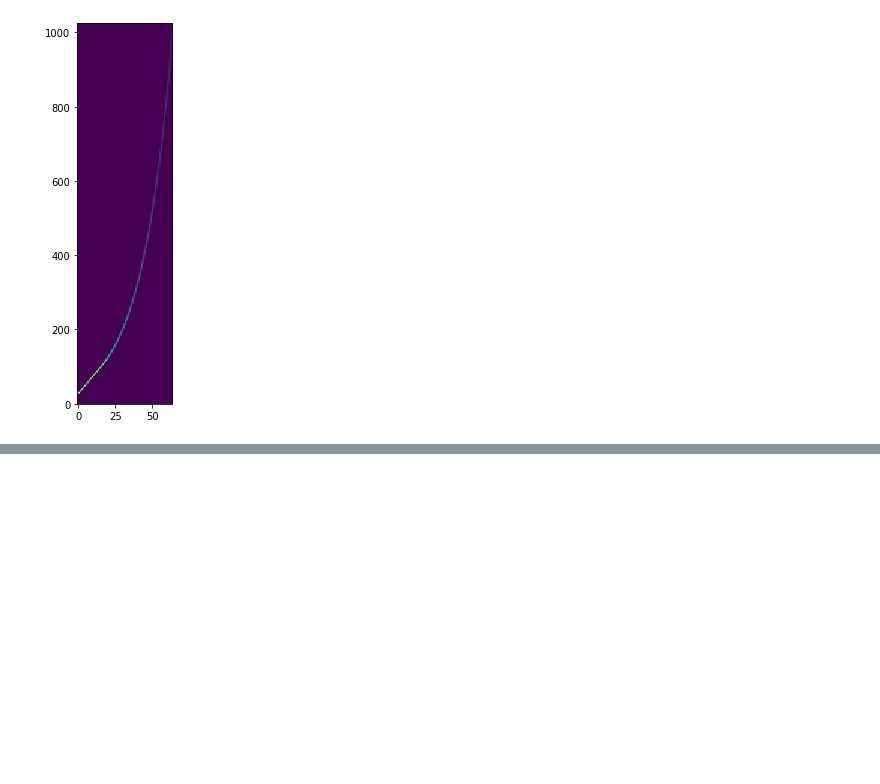
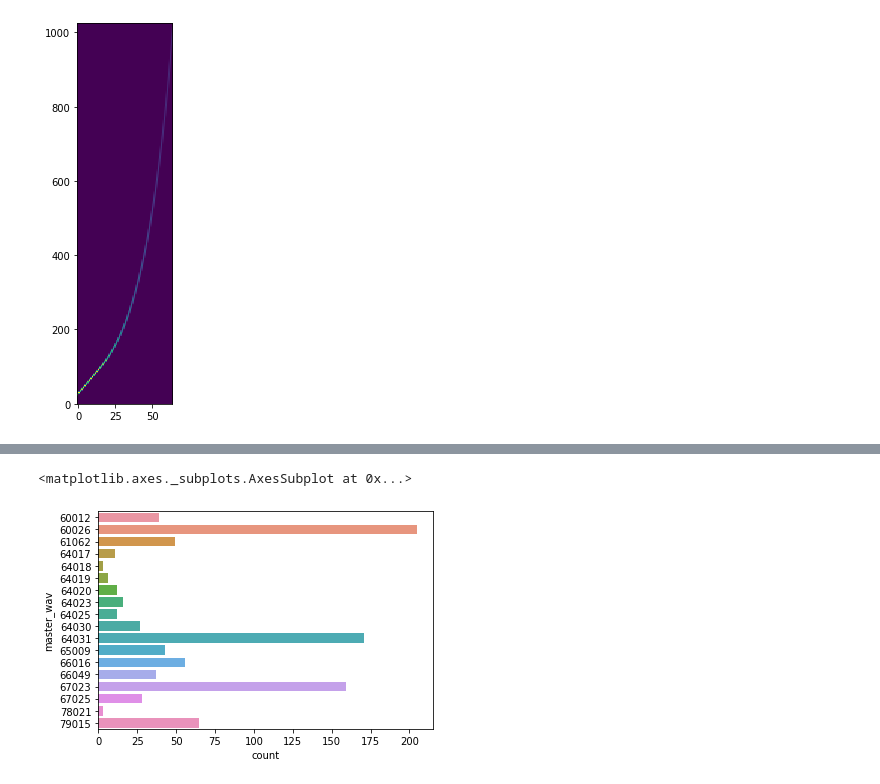
Before and after one commit to orcasound/aifororcas-livesystem, a Jupyter notebook: data_ml/DataPreparation.ipynb, the cells around one changed output, grey strips where cells are left out. Cells and saved outputs as stored; diff of their text form; code cells hidden in the pictures; blank space fills up the shorter version.

Commit message:
[data_ml] Evaluating on Orcasound test set, generating dataset from annotations, better documentation in notebooks

```diff
--- a/data_ml/DataSanityCheck.ipynb
+++ b/data_ml/DataPreparation.ipynb
@@ -322,0 +362,41 @@ array([ True,  True,  True,  True,  True,  True,  True,  True,  True,
+# %%
+# add chunks containing positive segments from annotations
+# also copy wavfiles over to the target directory
+for jsf in json_files:
+    with open(jsf) as f: js = f.read().splitlines()
+    js = json.loads(js[0].replace("'",'"'))
+    master_wav = Path(js["uri"]).stem[:-4]
+    annotations.append(js)
+    for an in js["annotations"]:
+        rcd = {
+            "wav_filename": Path(js["uri"]).name,
+            "start_time_s": an["start_s"],
+            "duration_s": an["duration_s"],
+            "location": js["source_guid"],
+            "date": master_wav,
+            "master_wav": master_wav
+        }
+        tsv_records.append(rcd)
+    src_wav_file = Path(positives_dir)/rcd["wav_filename"]
+    tgt_wav_file = Path(target_data_dir)/"wav"
+    shutil.copy2(src_wav_file,tgt_wav_file)
+# add chunks containing only negatives
+for neg_chunk in negative_chunks:
+    master_wav = Path(neg_chunk).stem.rsplit('_',1)[0]
+    rcd = {
+        "wav_filename": Path(neg_chunk).name,
+        "start_time_s": 0.000,
+        "duration_s": 0.0100,
+        "location": "WHOIS",
+        "date": master_wav,
+        "master_wav": master_wav
+    }
+    tsv_records.append(rcd)
+    src_wav_file = Path(negatives_dir)/rcd["wav_filename"]
+    tgt_wav_file = Path(target_data_dir)/"wav"
+    shutil.copy2(src_wav_file,tgt_wav_file)
+# %%
+tsv = pd.DataFrame(tsv_records)
+columns = ["wav_filename","start_time_s","duration_s","location","date","master_wav"]
+tsv = tsv.reindex(columns=columns)
+tsv.head()
@@ -322,0 +410,5 @@ array([ True,  True,  True,  True,  True,  True,  True,  True,  True,
+# %%
+sns.countplot(y=tsv.master_wav)
+# %% [output]
+<matplotlib.axes._subplots.AxesSubplot at 0x...>
+[figure, added]
```
Also changed, not shown: parts of 22 cells of this notebook, 1 other file.
